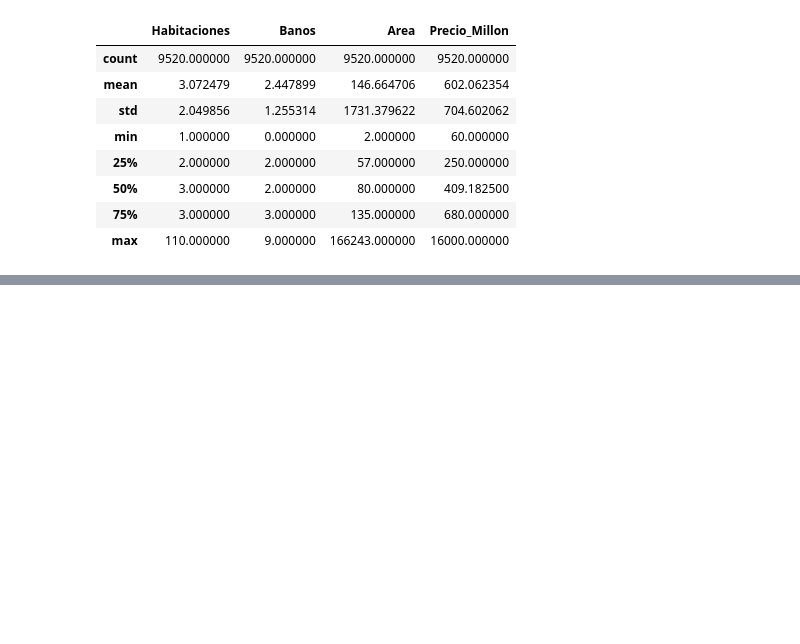
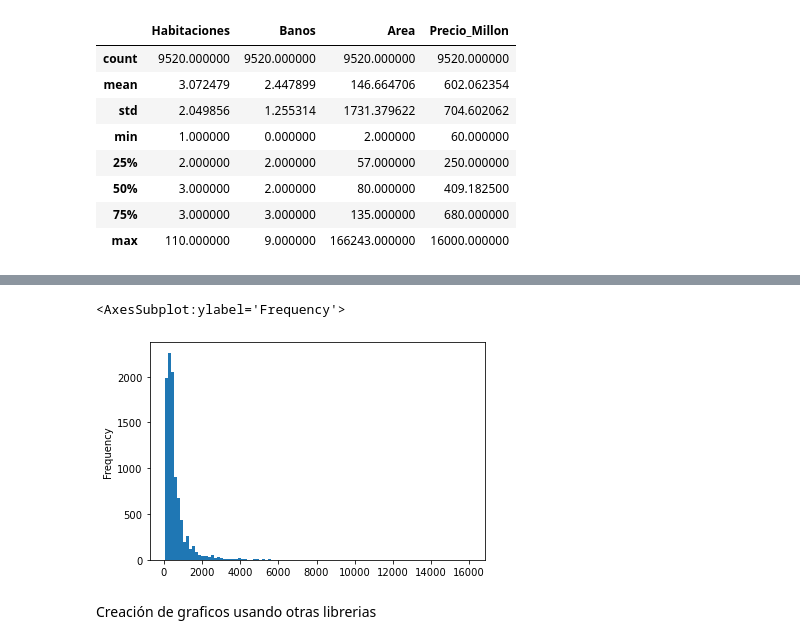
Before and after one commit to ErikLopez04/InmersionDatosPandas, a Jupyter notebook: pandas.ipynb, the cells around one changed output, grey strips where cells are left out. Drawn from its saved outputs; the diff is of its cells as text; code cells hidden in the pictures; blank space fills up the shorter version.

Commit message:
Grafico con Seaborn1

```diff
--- a/pandas.ipynb
+++ b/pandas.ipynb
@@ -385,0 +403,8 @@ pdset_option('display.float_format', lamba x:'')
+# %%
+#Nos ayuda a enteder la distribución de la variable
+df['Precio_Millon'].plot.hist(bins = 100)
+# %% [output]
+<AxesSubplot:ylabel='Frequency'>
+[figure, added]
+# %% [markdown]
+Creación de graficos usando otras librerias
```
Also changed, not shown: parts of 5 cells of this notebook.
